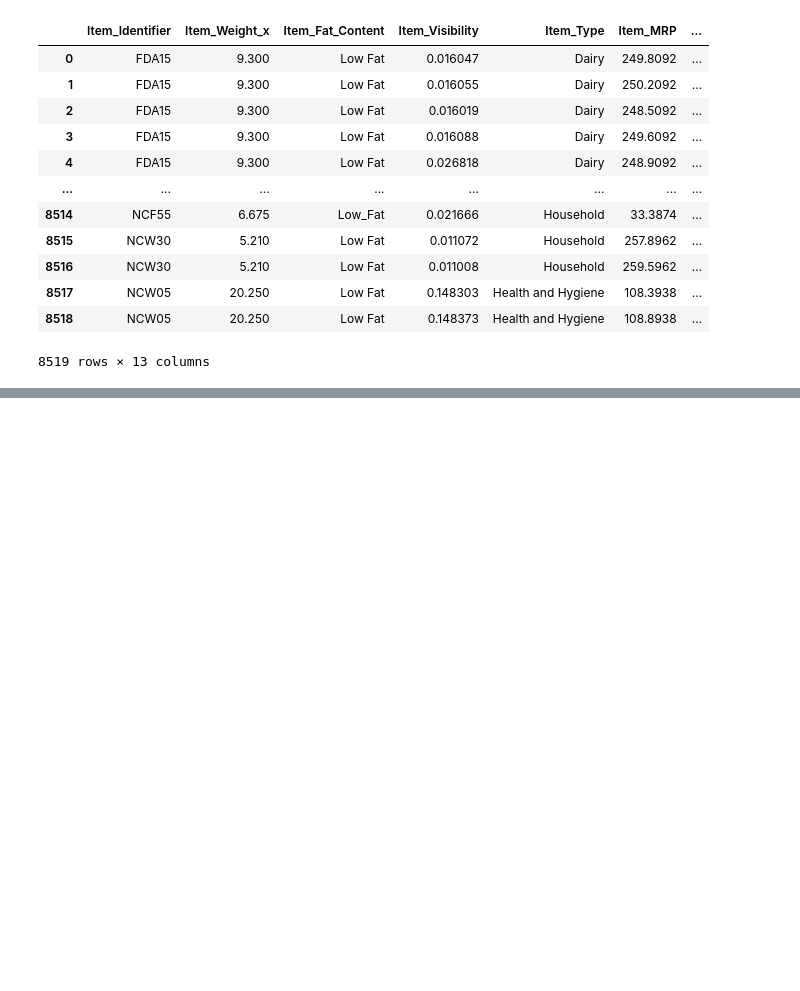
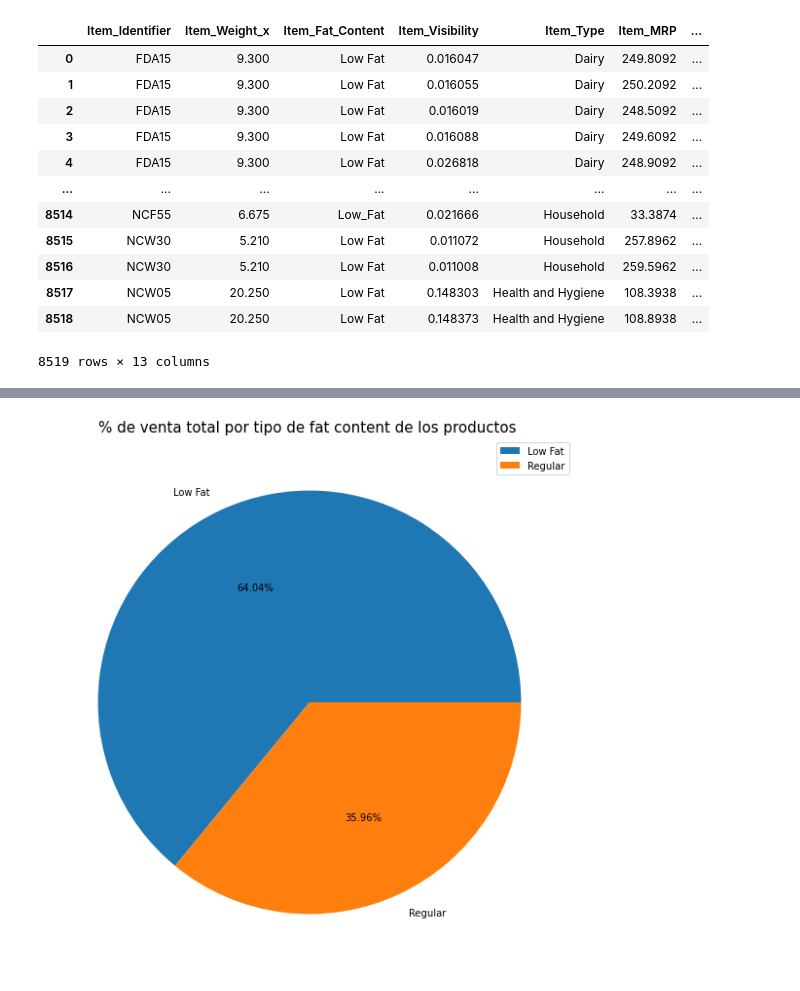
Before and after one commit to Sebastian-Wright/Prediccion-de-ventas-para-productos-alimenticios, a Jupyter notebook: Proyecto1Parte2.ipynb, the cells around one changed output, grey strips where cells are left out. Drawn from its saved outputs; the diff is of its cells as text; code cells hidden in the pictures; blank space fills up the shorter version.

```diff
--- a/Proyecto1Parte2.ipynb
+++ b/Proyecto1Parte2.ipynb
@@ -211,0 +222,5 @@ df_2
+# %%
+#Finalmente quitamos los duplicados por si hay alguno, vemos tambien que no hay duplicados en la base
+# El DF que se va seguir utilizando es df_3 para los graficos posteriores.
+df_3 = df_2.drop_duplicates()
+df_3
@@ -211,0 +241,4 @@ df_2
+# %%
+#df_Type10 = df_3['Item_Fat_Content'].unique()
+#df_Type10
+df = df_3.replace(["Low_Fat","low fat"],["Low Fat","Low Fat"])
@@ -211,0 +263,13 @@ df_2
+# %%
+#Con este grafico se busca entender que tipo de fat content de productos se vende mas
+dfg1 = df[['Item_Fat_Content','Item_Outlet_Sales']].groupby(['Item_Fat_Content',]).sum().reset_index()
+
+dfg1.plot.pie(y ='Item_Outlet_Sales', labels = dfg1['Item_Fat_Content'],figsize=(10, 10), subplots=True,autopct='%1.2f%%')
+plt.title('% de venta total por tipo de fat content de los productos ', size = 15)
+plt.legend(bbox_to_anchor =(1,1))
+plt.xlabel('')
+plt.ylabel('')
+plt.show()
+#Podemos ver que la mayoria de las ventas se concentra en los productos Low Fat
+# %% [output]
+[figure, added]
```
Also changed, not shown: parts of 16 cells of this notebook.
